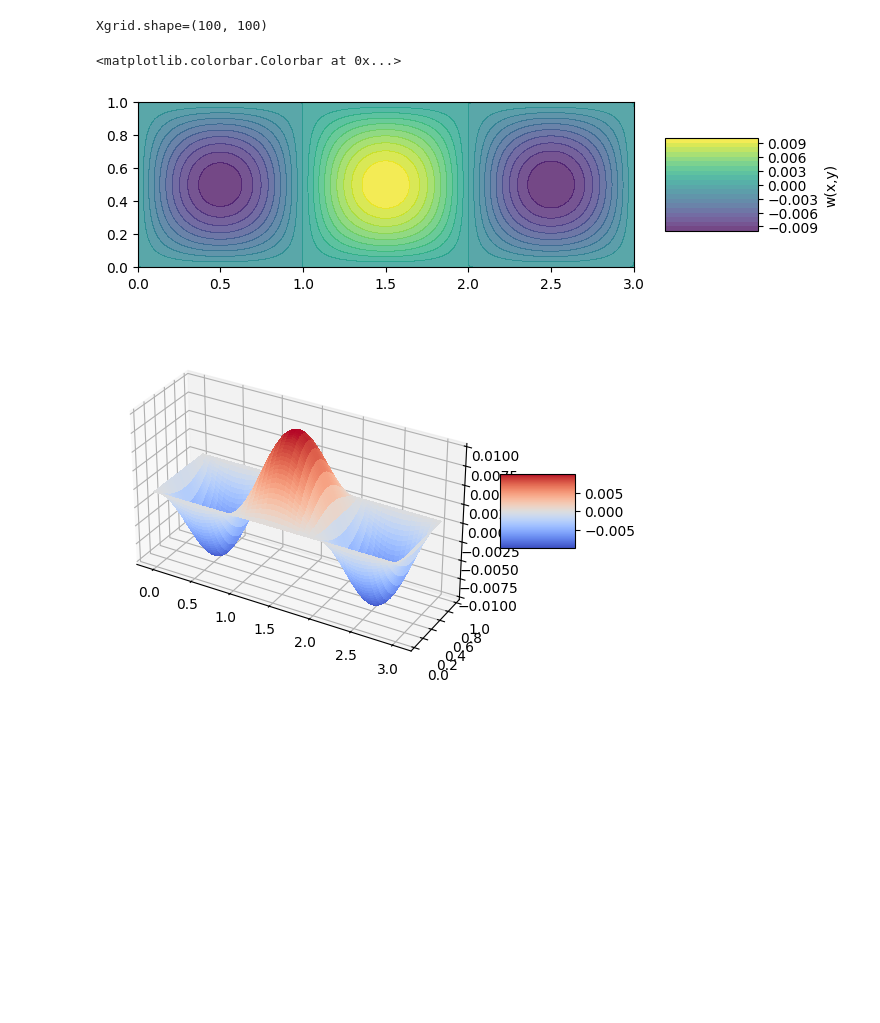
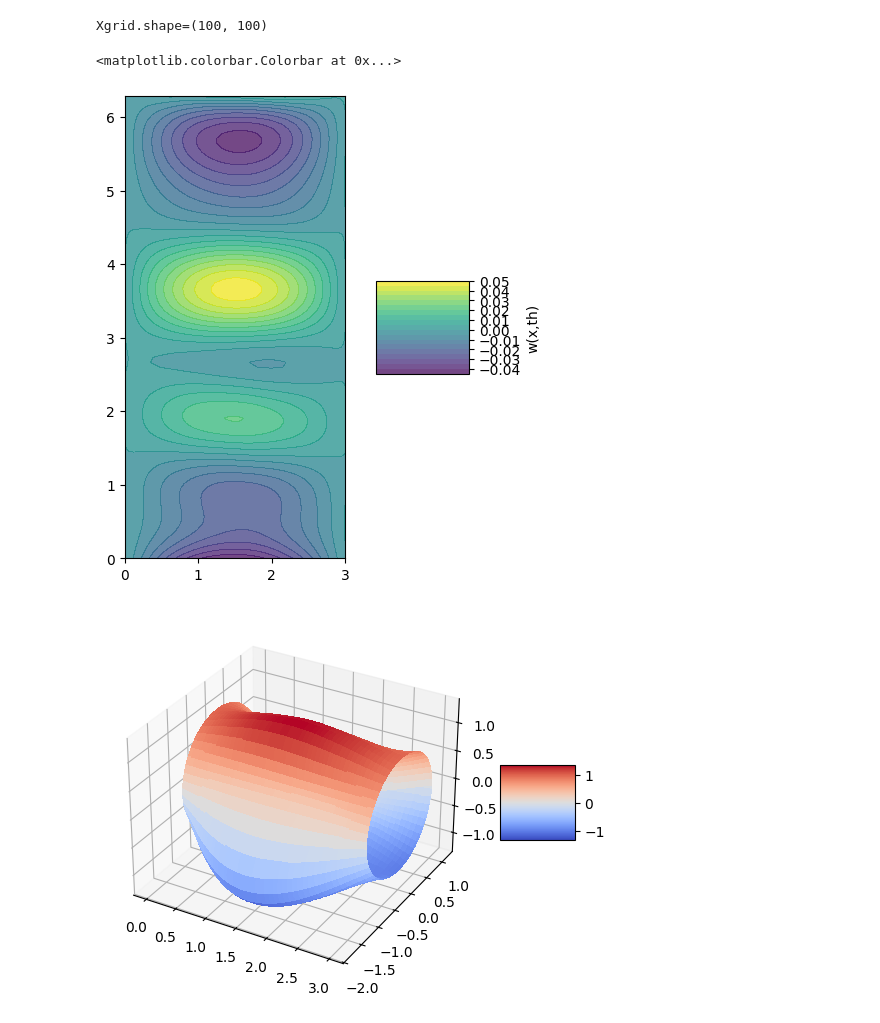
Before and after one commit to sean-engelstad/ml-pde-buckling, a Jupyter notebook: ml-gp/3_lin_buckling_cylinder.ipynb, the cells around one changed output. Drawn from its saved outputs; the diff is of its cells as text; code cells hidden in the pictures; blank space fills up the shorter version.

```diff
--- a/ml-gp/3_lin_buckling_cylinder.ipynb
+++ b/ml-gp/3_lin_buckling_cylinder.ipynb
@@ -114,6 +113,5 @@ type(x_train)=<class 'tensorflow.python.ops.resource_variable_ops.ResourceVariab
 # %%
 # find the x_train point nearest the center and sort it so that one is first
 # or change first point to the midpoint
-x_train = x_train.numpy()
-x_train[0,0] = a*afrac # near middle but not exactly
-x_train[0,1] = b/2
+x_train[0,0] = L*afrac # near middle but not exactly
+x_train[0,1] = np.pi / 2.0
@@ -362,3 +400,20 @@ Kblock = Kblock.numpy()
+# %%
+Kblock = Kblock.numpy()
+
+theta = np.zeros((3*num_interior,1))
+theta[-1,0] = pred_load_factor # initial gues for lam
+ntheta = 3 * num_interior
+
+w0 = np.ones((1,1)) * 1.0e-2 # at 1st point (arbitrary)
+
+eye_int = np.eye(num_interior)
+eye_bndry = np.eye(num_bndry)
+zero_cross = np.zeros((num_interior, num_bndry))
+zero_int = np.zeros((num_interior,1))
+zero_int_mat = np.zeros((num_interior, num_interior))
+zero_bndry = np.zeros((num_bndry,1))
+zscale = 1e3
+# lam = pred_load_factor # proposed eigenvalue, could tune this as part of theta later also
 # %%
 # newton's algorithm
 # ------------------
@@ -443,13 +496,13 @@ w_full = newz / zscale
 
 n = 100
 ngrid = n * n
-_xgrid = np.linspace(0.0, a, n)
-_ygrid = np.linspace(0.0, b, n)
-Xgrid, Ygrid = np.meshgrid(_xgrid, _ygrid)
+_xgrid = np.linspace(0.0, L, n)
+_thgrid = np.linspace(0.0, 2 * np.pi, n)
+Xgrid, THgrid = np.meshgrid(_xgrid, _thgrid)
 print(f"{Xgrid.shape=}")
 xgrid = np.reshape(Xgrid, newshape=(ngrid,1))
-ygrid = np.reshape(Ygrid, newshape=(ngrid,1))
-x_grid = np.concatenate([xgrid, ygrid], axis=1)
+thgrid = np.reshape(THgrid, newshape=(ngrid,1))
+x_grid = np.concatenate([xgrid, thgrid], axis=1)
 
 # old non-vectorized way
 # K_train = np.array([[kernel2d(x_all[i,:], x_all[j,:]) for j in range(num_all)] for i in range(num_all)])
@@ -463,5 +516,10 @@ K_cross = kernel2d_tf(x_grid_L, x_all_R)
 max_eigval = np.max(np.linalg.eigvalsh(K_train))
 W_grid = tf.linalg.matmul(K_cross, np.linalg.solve(K_train + 1e-5 * max_eigval * np.eye(num_all), w_full[:num_all,:]))
 W = np.reshape(W_grid, newshape=(n, n))
+
+# now also compute X, Y, Z coordinates in the grid not just polar
+Rgrid = R * np.ones((n, n))
+Ygrid = Rgrid * np.cos(THgrid)
+Zgrid = Rgrid * np.sin(THgrid)
 # %% [output]
 Xgrid.shape=(100, 100)
@@ -468,21 +532,21 @@ Xgrid.shape=(100, 100)
 # %%
 import matplotlib.pyplot as plt
 # now plot the predicted solution contour
 plt.figure(figsize=(8, 6))
-colors = plt.contourf(Xgrid, Ygrid, W, levels=20, cmap='viridis', alpha=0.75)  # Filled contours
+colors = plt.contourf(Xgrid, THgrid, W, levels=20, cmap='viridis', alpha=0.75)  # Filled contours
 plt.gca().set_aspect('equal')
-plt.colorbar(colors, label="w(x,y)", shrink=0.5, aspect=1)  # Colorbar for reference
+plt.colorbar(colors, label="w(x,th)", shrink=0.5, aspect=1)  # Colorbar for reference
 # %% [output]
 <matplotlib.colorbar.Colorbar at 0x...>
-[figure, old version]
+[figure, new version]
 # %%
 import matplotlib.pyplot as plt
 from matplotlib import cm
 # now plot the predicted solution surface in 3d
 fig, ax = plt.subplots(subplot_kw={"projection": "3d"})
-surf = ax.plot_surface(Xgrid, Ygrid, W, cmap=cm.coolwarm, linewidth=0, antialiased=False)
+surf = ax.plot_surface(Xgrid_def, Ygrid_def, Zgrid_def, cmap=cm.coolwarm, linewidth=0, antialiased=False)
 fig.colorbar(surf, shrink=0.5, aspect=1)
 ax.set_aspect('equalxy')
 plt.show()
 # %% [output]
-[figure, old version]
+[figure, new version]
```
Also changed, not shown: parts of 10 cells of this notebook, 9 other files.
